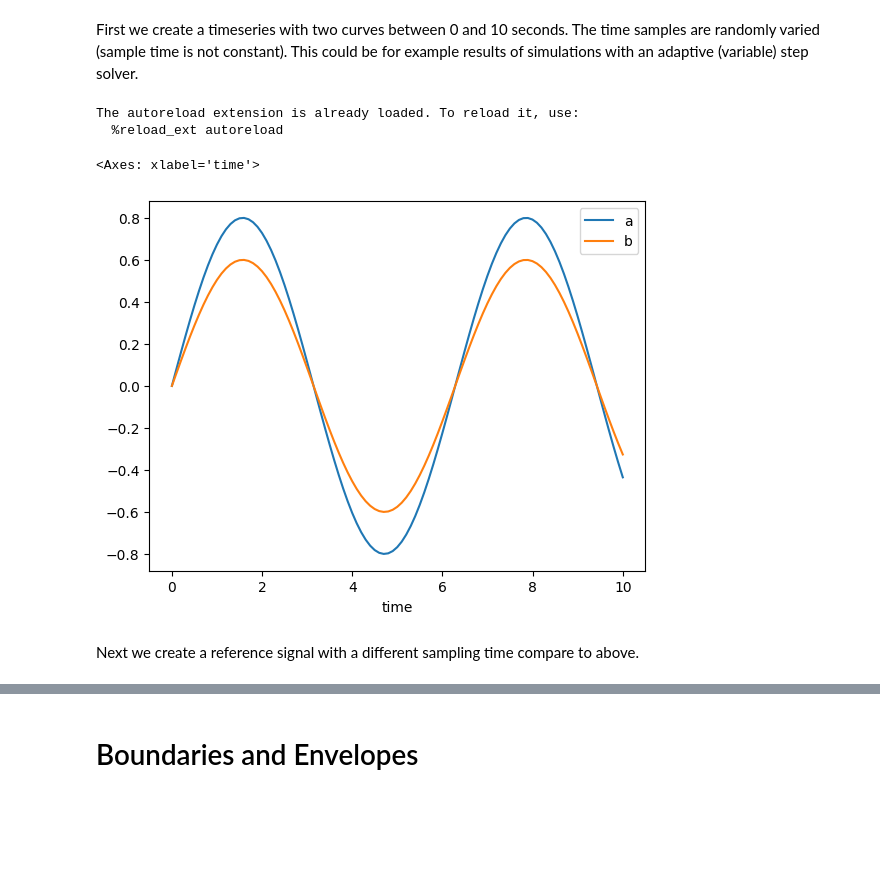
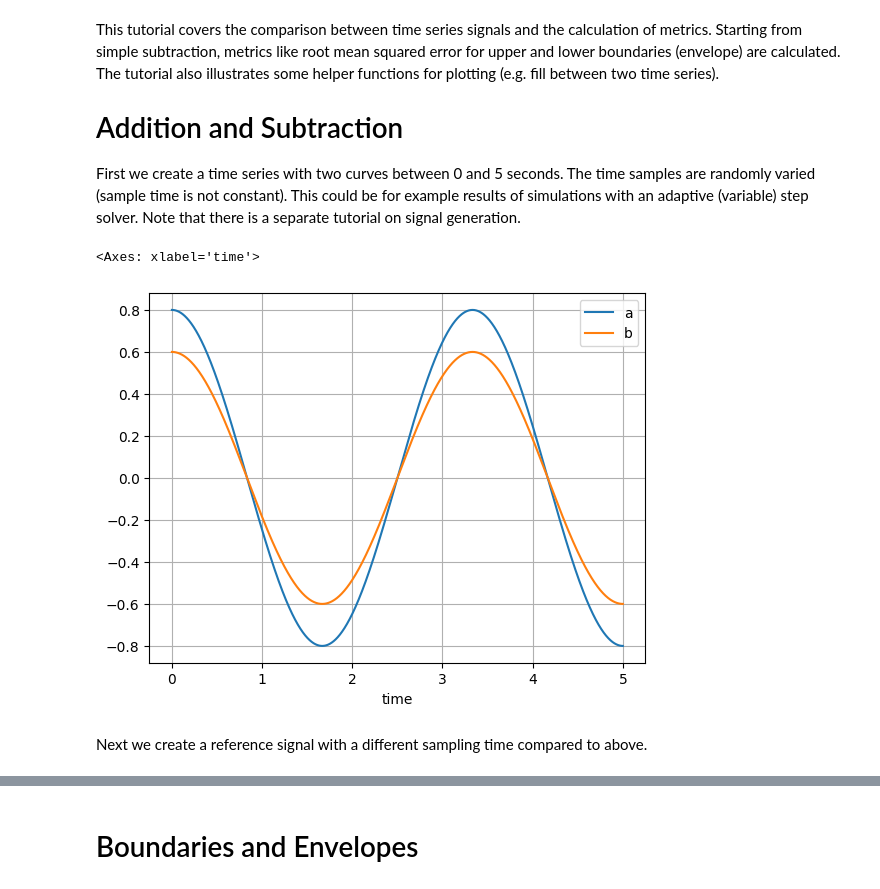
Before and after one commit to FraunhIEE-UniKassel-PowSysStability/trimes, a Jupyter notebook: tutorials/time_series_comparison.ipynb, the cells around one changed output, grey strips where cells are left out. Cells and saved outputs as stored; diff of their text form; code cells hidden in the pictures; blank space fills up the shorter version.

```diff
--- a/tutorials/time_series_comparison.ipynb
+++ b/tutorials/time_series_comparison.ipynb
@@ -1,41 +1,38 @@
 # %% [markdown]
-First we create a timeseries with two curves between 0 and 10 seconds. The time samples are randomly varied (sample time is not constant). This could be for example results of simulations with an adaptive (variable) step solver.
+This tutorial covers the comparison between time series signals and the calculation of metrics. Starting from simple subtraction, metrics like root mean squared error for upper and lower boundaries (envelope) are calculated. The tutorial also illustrates some helper functions for plotting (e.g. fill between two time series).
+
+# Addition and Subtraction
+First we create a time series with two curves between 0 and 5 seconds. The time samples are randomly varied (sample time is not constant). This could be for example results of simulations with an adaptive (variable) step solver. Note that there is a separate tutorial on signal generation.
 # %%
 %load_ext autoreload
 %autoreload 2
 
 import sys
 
 sys.path.append(r"..\src")
 
-import trimes
 import numpy as np
 import pandas as pd
 from matplotlib import pyplot as plt
 
+from trimes.signal_generation import PeriodicSignal
+
 t_start = 0
-t_end = 10
-average_time_step = 0.1
-number_of_steps = int(np.round(t_end / average_time_step))
-time_steps = (
-    average_time_step - (np.random.rand(number_of_steps) * 0.001) * average_time_step
-)
-time = np.cumsum(time_steps)
-time = np.concatenate(
-    ([t_start], time, [np.ceil(time[-1])])
-)  # Make sure that the first time step is zero and the last equals to 10. This is not a generic requirement of trimes, but necessary for this tutorial.
-val_a = np.sin(time) - np.sin(time)*0.2
-val_b = (np.sin(time) - np.sin(time)*0.4)
+t_end = 5
+average_sample_time = 1e-3
+time = np.arange(t_start, t_end, average_sample_time)
+time = time + (np.random.rand(len(time)) - 0.5) * 1e-5
 
-df_ts = pd.DataFrame({"a": val_a, "b": val_b}, index=time)
+sig_a = PeriodicSignal(time, mag=0.8, f=0.3)
+sig_b = PeriodicSignal(time, mag=0.6, f=0.3)
+
+df_ts = pd.DataFrame({"a": sig_a.get_signal(), "b": sig_b.get_signal()}, index=time)
 df_ts.index.name = "time"
-df_ts.plot()
+df_ts.plot(grid=True)
 # %% [output]
-The autoreload extension is already loaded. To reload it, use:
-  %reload_ext autoreload
+<Axes: xlabel='time'>
-<Axes: xlabel='time'>
-[figure, old version]
+[figure, new version]
 # %% [markdown]
-Next we create a reference signal with a different sampling time compare to above.
+Next we create a reference signal with a different sampling time compared to above.
 # %%
 time = np.linspace(t_start - 1, t_end + 1, 100)
```
Also changed, not shown: parts of 30 cells of this notebook, 9 other files.
